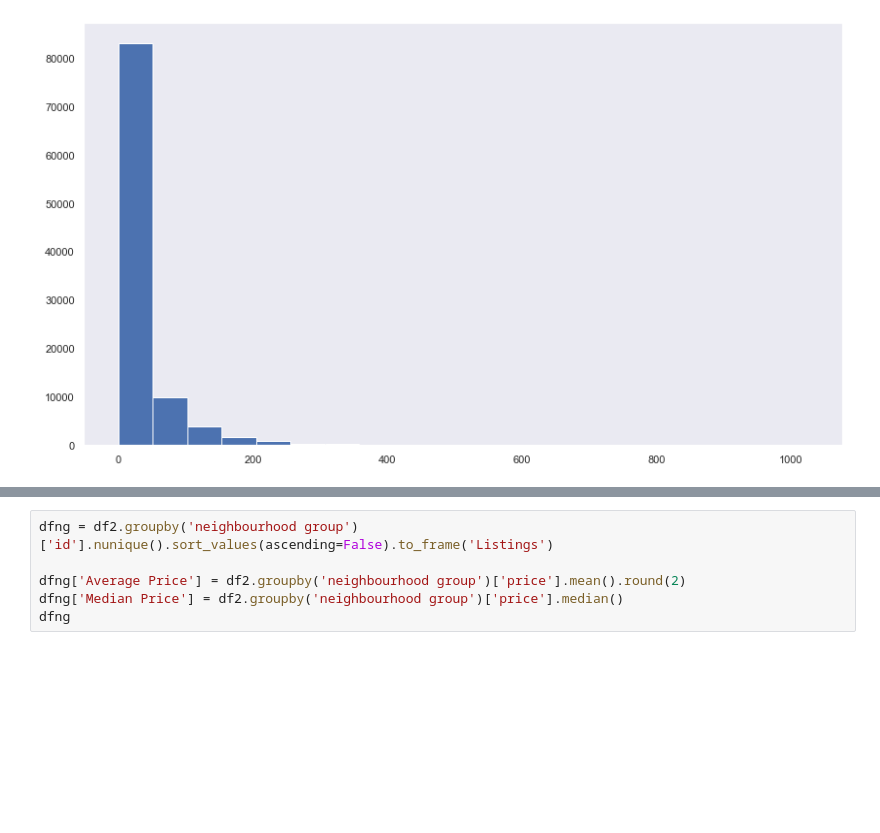
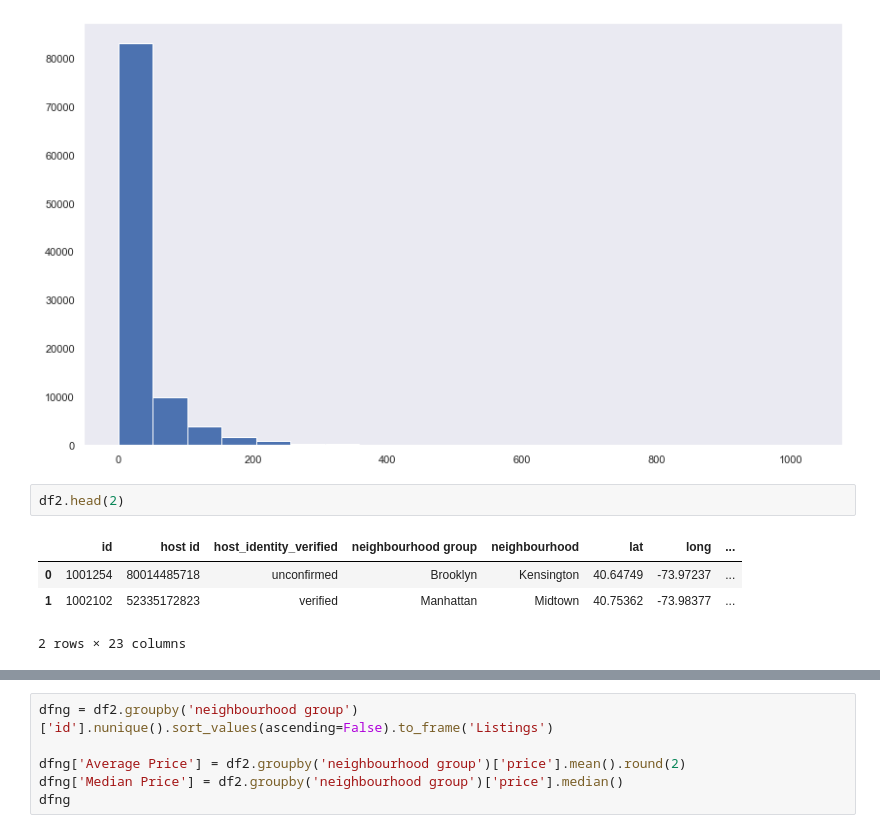
Before and after one commit to adalal80/AirBnB_EDA, a Jupyter notebook: AirBnB.ipynb, the cells around one changed output, grey strips where cells are left out. Saved outputs shown, nothing was run; the diff lists cells and outputs as text; blank space fills up the shorter version.

```diff
--- a/AirBnB.ipynb
+++ b/AirBnB.ipynb
@@ -339,3 +344,10 @@ plt.hist(x=df2['number of reviews'],bins=20);
 # %% [output]
 Histogram of Number of Reviews
 [figure]
+# %%
+df2.head(2)
+# %% [output]
+|  | id | host id | host_identity_verified | neighbourhood group | neighbourhood | lat | long | ... |
+| 0 | 1001254 | 80014485718 | unconfirmed | Brooklyn | Kensington | 40.64749 | -73.97237 | ... |
+| 1 | 1002102 | 52335172823 | verified | Manhattan | Midtown | 40.75362 | -73.98377 | ... |
+2 rows × 23 columns
```
Also changed, not shown: parts of 20 cells of this notebook.
